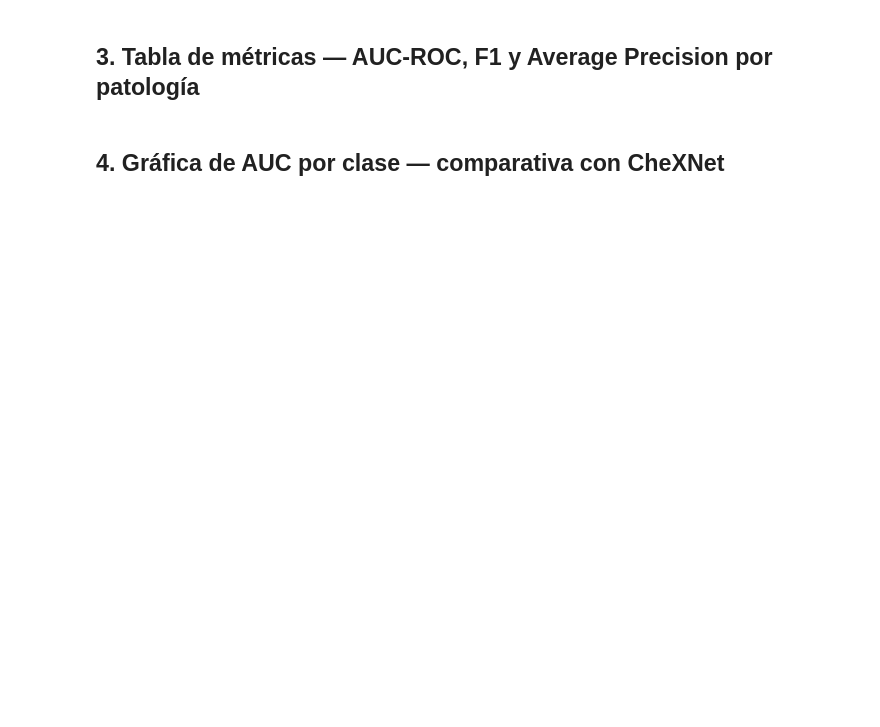
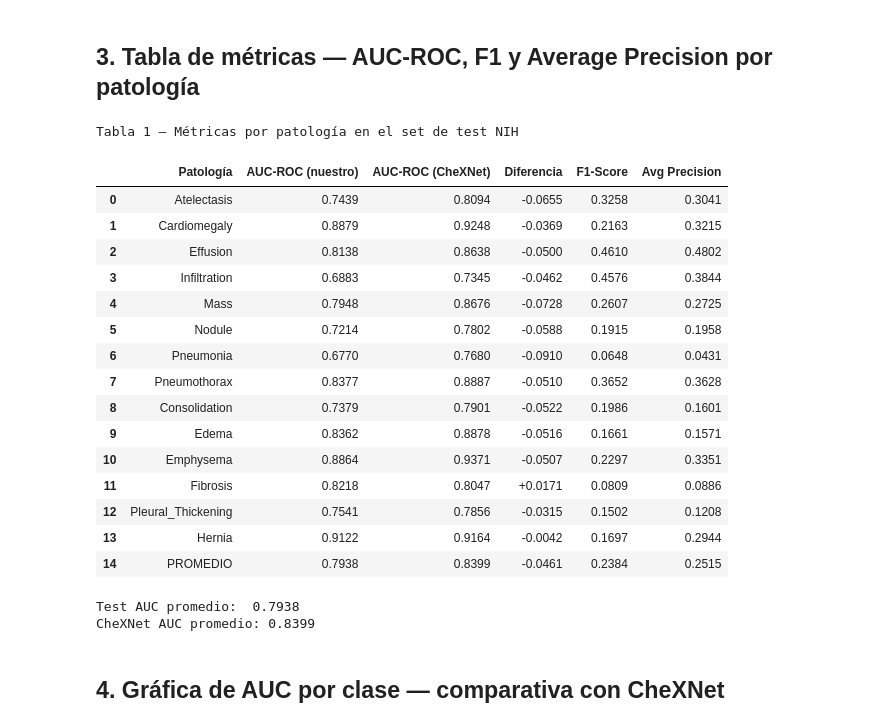
Before and after one commit to zzMateozz/IA-Radiografia, a Jupyter notebook: notebooks/03_evaluacion_resultados.ipynb, the cells around one changed output. Cells and saved outputs as stored; diff of their text form; code cells hidden in the pictures; blank space fills up the shorter version.

```diff
--- a/notebooks/03_evaluacion_resultados.ipynb
+++ b/notebooks/03_evaluacion_resultados.ipynb
@@ -149,34 +161,54 @@ avg_row = {
     'Patología': 'PROMEDIO',
     'AUC-ROC (nuestro)': round(df_metrics['AUC-ROC (nuestro)'].mean(), 4),
     'AUC-ROC (CheXNet)': round(df_metrics['AUC-ROC (CheXNet)'].mean(), 4),
     'Diferencia':        round(df_metrics['Diferencia'].mean(), 4),
     'F1-Score':          round(df_metrics['F1-Score'].mean(), 4),
     'Avg Precision':     round(df_metrics['Avg Precision'].mean(), 4),
 }
 df_metrics = pd.concat([df_metrics, pd.DataFrame([avg_row])], ignore_index=True)
 
 # Mostrar con color
 def color_diff(val):
     if val == 'PROMEDIO': return ''
     try:
         color = '#c8e6c9' if float(val) >= 0 else '#ffcdd2'
         return f'background-color: {color}'
     except:
         return ''
 
-styled = df_metrics.style.applymap(color_diff, subset=['Diferencia'])\
+styled = df_metrics.style.map(color_diff, subset=['Diferencia'])\
                          .set_caption('Tabla 1 — Métricas por patología en el set de test NIH')\
                          .format({'AUC-ROC (nuestro)': '{:.4f}',
                                   'AUC-ROC (CheXNet)': '{:.4f}',
                                   'Diferencia': '{:+.4f}',
                                   'F1-Score': '{:.4f}',
                                   'Avg Precision': '{:.4f}'})
 display(styled)
 
 # Guardar CSV para el informe
 df_metrics.to_csv(MODELS_DIR / 'metrics_table.csv', index=False)
 print(f"\nTest AUC promedio:  {test_results['test_auc_mean']:.4f}")
 print(f"CheXNet AUC promedio: {sum(CHEXNET_AUC.values())/len(CHEXNET_AUC):.4f}")
+# %% [output]
+Tabla 1 — Métricas por patología en el set de test NIH
+|  | Patología | AUC-ROC (nuestro) | AUC-ROC (CheXNet) | Diferencia | F1-Score | Avg Precision |
+| 0 | Atelectasis | 0.7439 | 0.8094 | -0.0655 | 0.3258 | 0.3041 |
+| 1 | Cardiomegaly | 0.8879 | 0.9248 | -0.0369 | 0.2163 | 0.3215 |
+| 2 | Effusion | 0.8138 | 0.8638 | -0.0500 | 0.4610 | 0.4802 |
+| 3 | Infiltration | 0.6883 | 0.7345 | -0.0462 | 0.4576 | 0.3844 |
+| 4 | Mass | 0.7948 | 0.8676 | -0.0728 | 0.2607 | 0.2725 |
+| 5 | Nodule | 0.7214 | 0.7802 | -0.0588 | 0.1915 | 0.1958 |
+| 6 | Pneumonia | 0.6770 | 0.7680 | -0.0910 | 0.0648 | 0.0431 |
+| 7 | Pneumothorax | 0.8377 | 0.8887 | -0.0510 | 0.3652 | 0.3628 |
+| 8 | Consolidation | 0.7379 | 0.7901 | -0.0522 | 0.1986 | 0.1601 |
+| 9 | Edema | 0.8362 | 0.8878 | -0.0516 | 0.1661 | 0.1571 |
+| 10 | Emphysema | 0.8864 | 0.9371 | -0.0507 | 0.2297 | 0.3351 |
+| 11 | Fibrosis | 0.8218 | 0.8047 | +0.0171 | 0.0809 | 0.0886 |
+| 12 | Pleural_Thickening | 0.7541 | 0.7856 | -0.0315 | 0.1502 | 0.1208 |
+| 13 | Hernia | 0.9122 | 0.9164 | -0.0042 | 0.1697 | 0.2944 |
+| 14 | PROMEDIO | 0.7938 | 0.8399 | -0.0461 | 0.2384 | 0.2515 |
+Test AUC promedio:  0.7938
+CheXNet AUC promedio: 0.8399
 # %% [markdown]
 ## 4. Gráfica de AUC por clase — comparativa con CheXNet
 # %%
```
Also changed, not shown: parts of 11 cells of this notebook, 24 other files.
